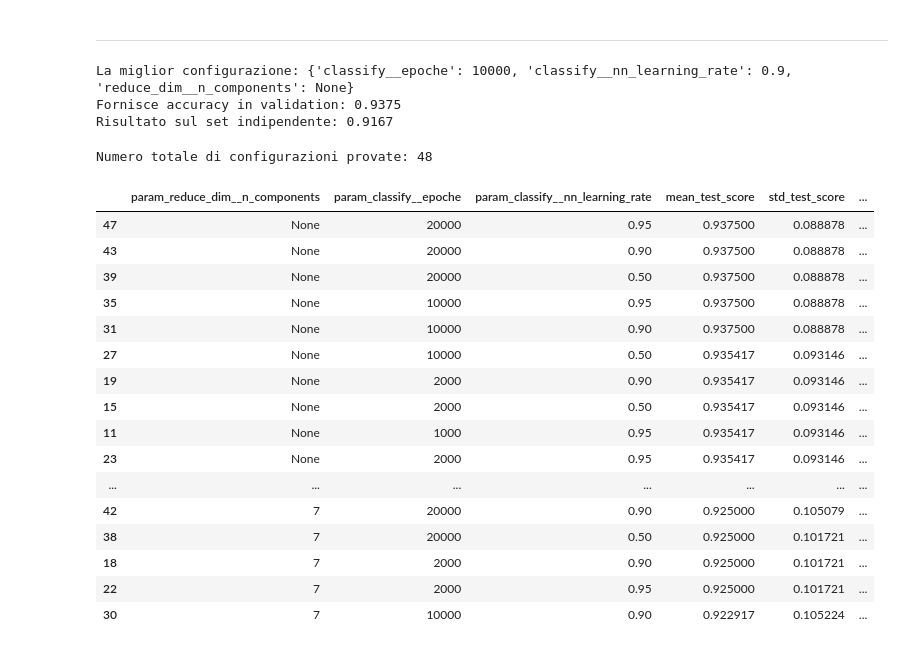
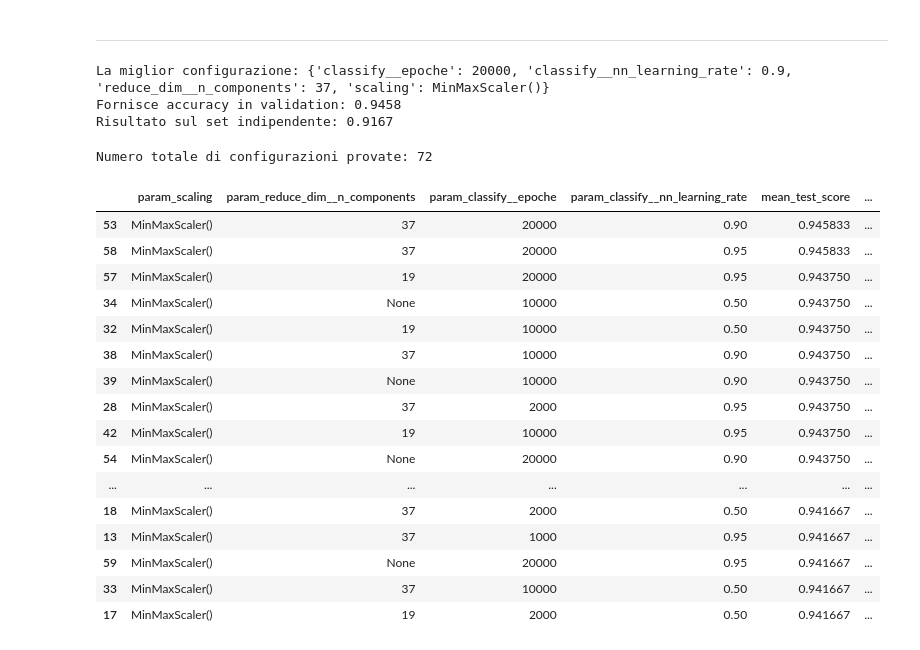
Before and after one commit to zosojack/ml-applications, a Jupyter notebook: 2-second-project/prove/NEURAL_BENZA.ipynb, the cells around one changed output. Cells and saved outputs as stored; diff of their text form; code cells hidden in the pictures.

```diff
--- a/2-second-project/prove/NEURAL_BENZA.ipynb
+++ b/2-second-project/prove/NEURAL_BENZA.ipynb
@@ -34,3 +40,14 @@ from neural_network import neural_network
+# %%
+from scipy.signal import savgol_filter
+
+window_size = 10
+poly_order = 3
+
+for i in range(train_x.shape[0]):
+    train_x[i] = savgol_filter(train_x[i], window_size, poly_order)
+
+for j in range(test_x.shape[0]):
+    test_x[j] = savgol_filter(test_x[j], window_size, poly_order)
 # %% [markdown]
 ---
 # %%
@@ -44,8 +61,10 @@ from sklearn.ensemble import RandomForestClassifier as RFC
 # %%
 rkf = RepeatedStratifiedKFold(n_splits=8, n_repeats=10, random_state=42)
 
+# SCALING
+SCALER_OPTIONS = [MinMaxScaler()]
 # PCA
-N_COMPONENTS_OPTIONS = [2,5,7, None]
+N_COMPONENTS_OPTIONS = [2,7, 19, 37, None]
 # ESTIMATOR
 LEARNING_RATE_OPTIONS = [0.5, 0.9, 0.95]
 EPOCHE_OPTIONS = [1_000, 2_000, 10_000, 20_000]
@@ -57,23 +76,37 @@ pipe = Pipeline([
     ("scaling", MinMaxScaler()),
 
     # Step 2: Riduzione dimensionalità (PCA)
-    ("reduce_dim", PCA(random_state=42)),
+    ("reduce_dim", PCA(random_state=None)),
 
     # Step 3: Classificatore
-    ("classify", neural_network(random_state=42, epoche=10_000))
+    ("classify", neural_network(random_state=None, epoche=10_000))
 ])
 
 # 2. Definizione griglia dei parametri #
-param_grid = {
+param_grid = [
+{
+    # Per provare diversi scaler
+    "scaling": SCALER_OPTIONS,
 
-    # Per provare parametri specifici di uno step (PCA)
+    # Per provare diversi numeri di componenti (PCA)
     "reduce_dim__n_components": N_COMPONENTS_OPTIONS,
 
     # Per cambiare parametri del neurone
     "classify__epoche": EPOCHE_OPTIONS,
     "classify__nn_learning_rate": LEARNING_RATE_OPTIONS,
 
-}
+},
+{
+    # Per provare diversi scaler
+    "scaling": SCALER_OPTIONS,
+
+    # Per saltare la riduzione
+    "reduce_dim": ['passthrough'],
+
+    # Per cambiare parametri del neurone
+    "classify__epoche": EPOCHE_OPTIONS,
+    "classify__nn_learning_rate": LEARNING_RATE_OPTIONS,
+}]
 
 # 3. Configurazione GridSearch #
 grid = GridSearchCV(
@@ -101,8 +134,8 @@ print(f"Fornisce accuracy in validation: {grid.best_score_:.4f}")
 accuracy_finale = grid.score(test_x, test_labels)
 print(f"Risultato sul set indipendente: {accuracy_finale:.4f}")
 # %% [output]
-La miglior configurazione: {'classify__epoche': 10000, 'classify__nn_learning_rate': 0.9, 'reduce_dim__n_components': None}
-Fornisce accuracy in validation: 0.9375
+La miglior configurazione: {'classify__epoche': 20000, 'classify__nn_learning_rate': 0.9, 'reduce_dim__n_components': 37, 'scaling': MinMaxScaler()}
+Fornisce accuracy in validation: 0.9458
 Risultato sul set indipendente: 0.9167
 # %%
 import pandas as pd
@@ -112,42 +145,43 @@ results_df.to_pickle("results_nn_GridSearch.pkl")
 # %%
 import pandas as pd
 
 results_df = pd.DataFrame(grid.cv_results_)
 # Ciascuna combinazione di parametri è una riga
 print(f"Numero totale di configurazioni provate: {results_df.shape[0]}")
 
 # Selezioniamo solo le colonne interessanti per pulire la vista
 columns_to_show = [
+    'param_scaling',
     'param_reduce_dim__n_components',
     'param_classify__epoche',
     'param_classify__nn_learning_rate',
     'mean_test_score',
     'std_test_score',
     'mean_test_sensitivity',
     'rank_test_score'
 ]
 
 # Ordiniamo per classifica (rank_test_score)
 analysis = results_df[columns_to_show].sort_values('rank_test_score')
 
 # Se si ha, è comodo aprire analysis in un viewer tipo Data Wrangler
 analysis.head(20)
 # %% [output]
-Numero totale di configurazioni provate: 48
+Numero totale di configurazioni provate: 72
-|  | param_reduce_dim__n_components | param_classify__epoche | param_classify__nn_learning_rate | mean_test_score | std_test_score | ... |
-| 47 | None | 20000 | 0.95 | 0.937500 | 0.088878 | ... |
-| 43 | None | 20000 | 0.90 | 0.937500 | 0.088878 | ... |
-| 39 | None | 20000 | 0.50 | 0.937500 | 0.088878 | ... |
-| 35 | None | 10000 | 0.95 | 0.937500 | 0.088878 | ... |
-| 31 | None | 10000 | 0.90 | 0.937500 | 0.088878 | ... |
-| 27 | None | 10000 | 0.50 | 0.935417 | 0.093146 | ... |
-| 19 | None | 2000 | 0.90 | 0.935417 | 0.093146 | ... |
-| 15 | None | 2000 | 0.50 | 0.935417 | 0.093146 | ... |
-| 11 | None | 1000 | 0.95 | 0.935417 | 0.093146 | ... |
-| 23 | None | 2000 | 0.95 | 0.935417 | 0.093146 | ... |
+|  | param_scaling | param_reduce_dim__n_components | param_classify__epoche | param_classify__nn_learning_rate | mean_test_score | ... |
+| 53 | MinMaxScaler() | 37 | 20000 | 0.90 | 0.945833 | ... |
+| 58 | MinMaxScaler() | 37 | 20000 | 0.95 | 0.945833 | ... |
+| 57 | MinMaxScaler() | 19 | 20000 | 0.95 | 0.943750 | ... |
+| 34 | MinMaxScaler() | None | 10000 | 0.50 | 0.943750 | ... |
+| 32 | MinMaxScaler() | 19 | 10000 | 0.50 | 0.943750 | ... |
+| 38 | MinMaxScaler() | 37 | 10000 | 0.90 | 0.943750 | ... |
+| 39 | MinMaxScaler() | None | 10000 | 0.90 | 0.943750 | ... |
+| 28 | MinMaxScaler() | 37 | 2000 | 0.95 | 0.943750 | ... |
+| 42 | MinMaxScaler() | 19 | 10000 | 0.95 | 0.943750 | ... |
+| 54 | MinMaxScaler() | None | 20000 | 0.90 | 0.943750 | ... |
 | ... | ... | ... | ... | ... | ... | ... |
-| 42 | 7 | 20000 | 0.90 | 0.925000 | 0.105079 | ... |
-| 38 | 7 | 20000 | 0.50 | 0.925000 | 0.101721 | ... |
-| 18 | 7 | 2000 | 0.90 | 0.925000 | 0.101721 | ... |
-| 22 | 7 | 2000 | 0.95 | 0.925000 | 0.101721 | ... |
-| 30 | 7 | 10000 | 0.90 | 0.922917 | 0.105224 | ... |
+| 18 | MinMaxScaler() | 37 | 2000 | 0.50 | 0.941667 | ... |
+| 13 | MinMaxScaler() | 37 | 1000 | 0.95 | 0.941667 | ... |
+| 59 | MinMaxScaler() | None | 20000 | 0.95 | 0.941667 | ... |
+| 33 | MinMaxScaler() | 37 | 10000 | 0.50 | 0.941667 | ... |
+| 17 | MinMaxScaler() | 19 | 2000 | 0.50 | 0.941667 | ... |
```
Also changed, not shown: parts of 3 cells of this notebook, 7 other files.
